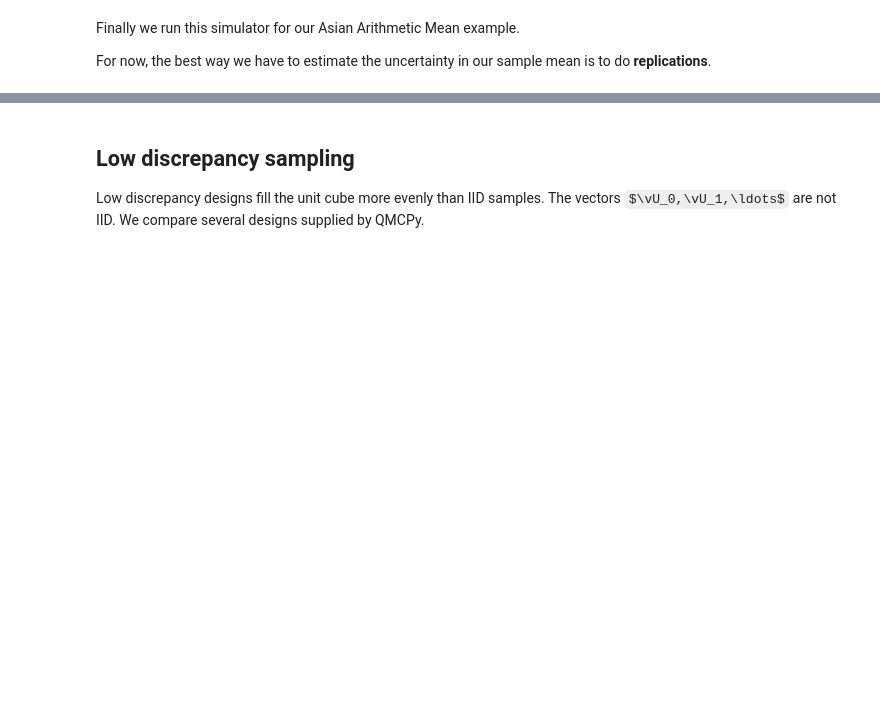
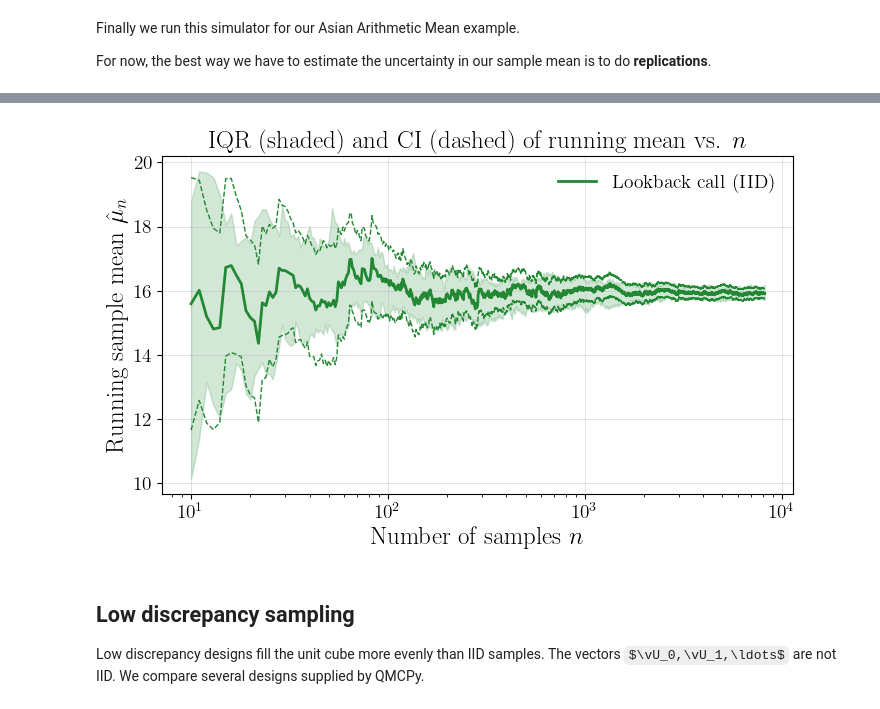
Before and after one commit to fjhickernell/MATH565Fall2026, a Jupyter notebook: notebooks/sampling/GeneratingSamples.ipynb, the cells around one changed output, grey strips where cells are left out. Drawn from its saved outputs; the diff is of its cells as text; code cells hidden in the pictures; some formulas as TeX source; blank space fills up the shorter version.

Commit message:
Extend sampling and option-pricing examples

```diff
--- a/notebooks/sampling/GeneratingSamples.ipynb
+++ b/notebooks/sampling/GeneratingSamples.ipynb
@@ -493,3 +511,25 @@ cl.plots.plot_middle_half_sample_mean(
+# %%
+lookback_option = qp.FinancialOption(
+    qp.IIDStdUniform(n_steps),
+    option="LOOKBACK",
+    call_put="CALL",
+    volatility=option_params["volatility"],
+    start_price=option_params["start_price"],
+    interest_rate=option_params["interest_rate"],
+    t_final=option_params["t_final"],
+    decomp_type=option_params["decomp_type"],
+)
+
+cl.plots.plot_middle_half_sample_mean(
+    sampler=lambda n: np.random.random((n, n_steps)),
+    f=lookback_option.f,
+    color=colors["green"],
+    label="Lookback call (IID)",
+    n_max=2**13,
+    n_rep=21,
+);
+# %% [output]
+[figure, added]
 # %% [markdown]
 ## Low discrepancy sampling
 
```
Also changed, not shown: parts of 14 cells of this notebook, 6 other files.
